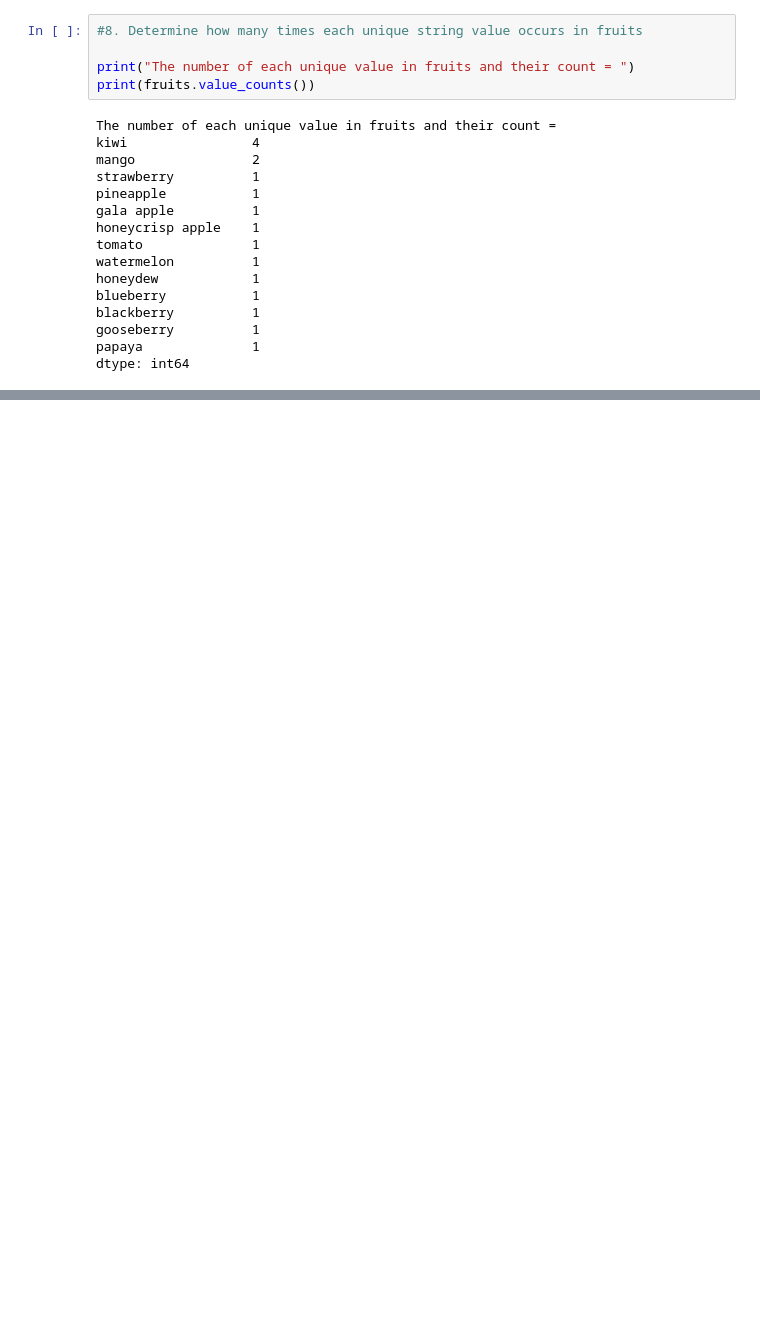
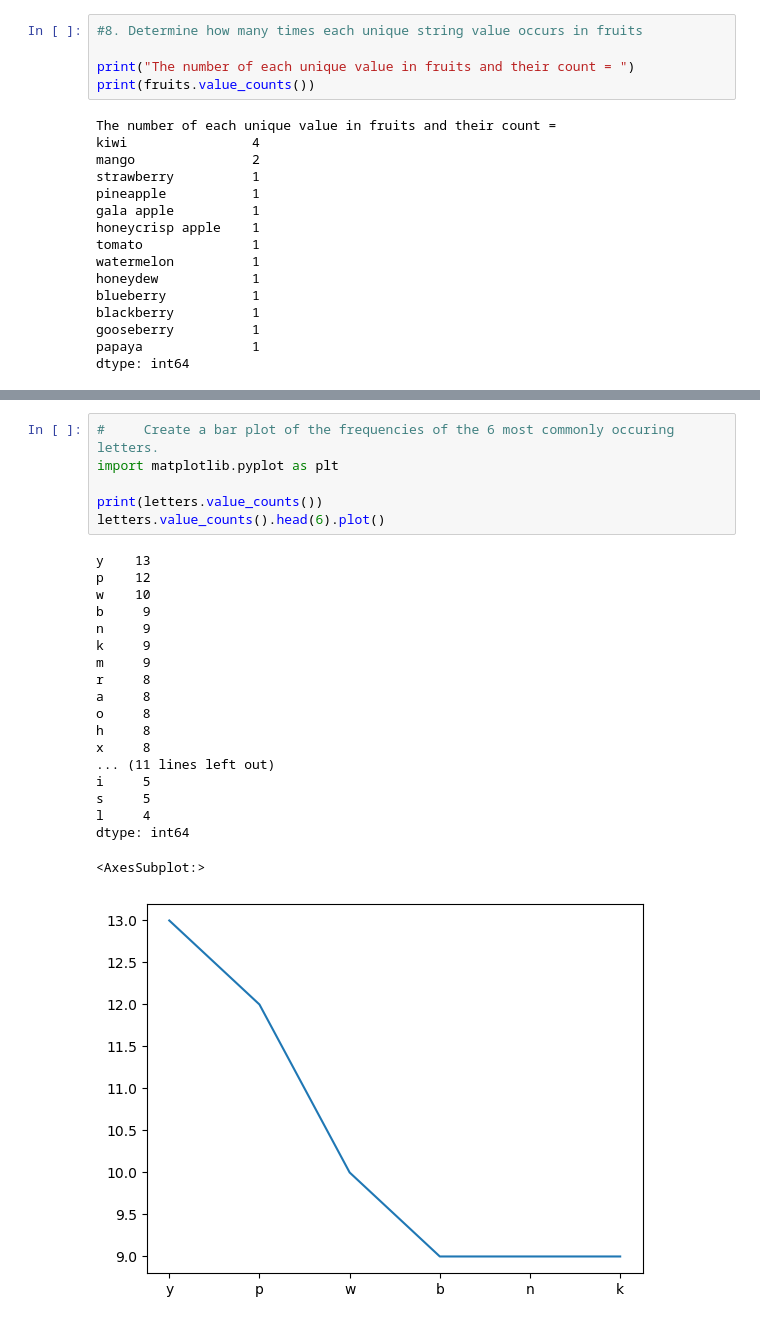
Before and after one commit to corey-hermesch/numpy-pandas-visualization-exercises, a Jupyter notebook: pandas_series.ipynb, the cells around one changed output, grey strips where cells are left out. Saved outputs shown, nothing was run; the diff lists cells and outputs as text; blank space fills up the shorter version.

```diff
--- a/pandas_series.ipynb
+++ b/pandas_series.ipynb
@@ -157,0 +509,26 @@ dtype: int64
+# %%
+#     Create a bar plot of the frequencies of the 6 most commonly occuring letters.
+import matplotlib.pyplot as plt
+
+print(letters.value_counts())
+letters.value_counts().head(6).plot()
+# %% [output]
+y    13
+p    12
+w    10
+b     9
+n     9
+k     9
+m     9
+r     8
+a     8
+o     8
+h     8
+x     8
+... (11 lines left out)
+i     5
+s     5
+l     4
+dtype: int64
+<AxesSubplot:>
+[figure, added]
```
Also changed, not shown: parts of 38 cells of this notebook, 1 other file.
